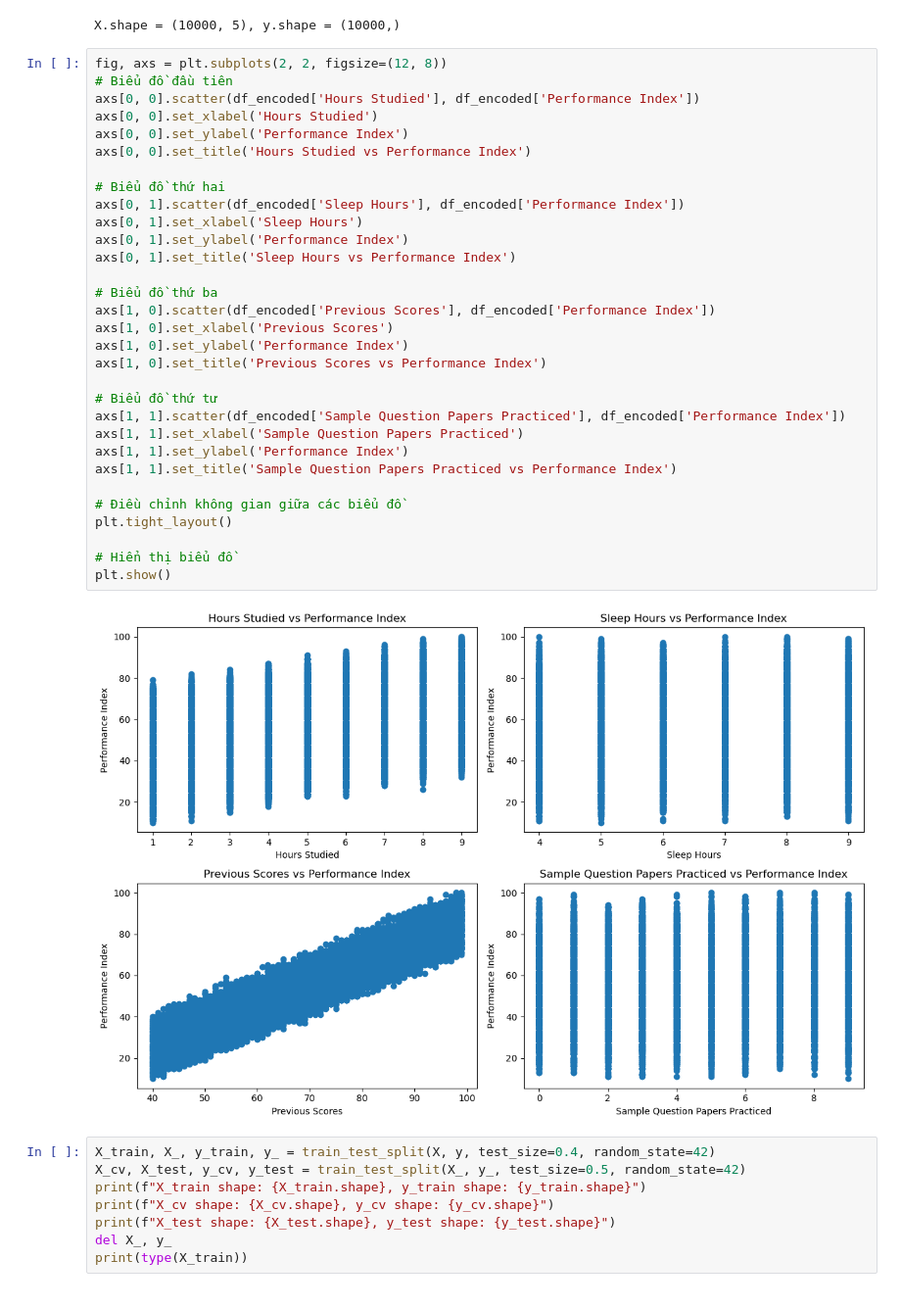
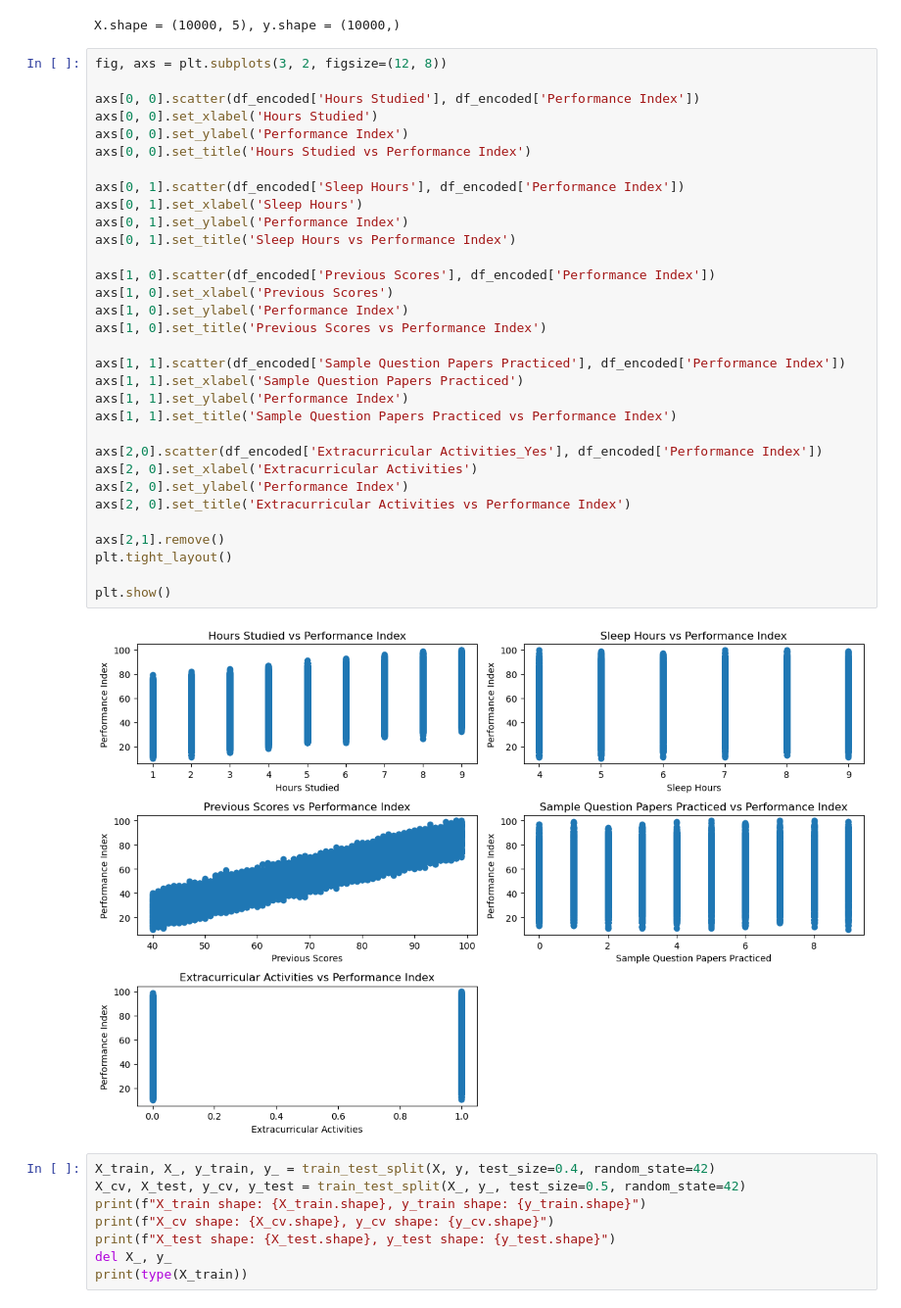
Before and after one commit to tuantrinhnong/Machine-Learning-Project, a Jupyter notebook: Student_Performance.ipynb, the cells around one changed output. Shown at 98% size. Drawn from its saved outputs; the diff is of its cells as text.

```diff
--- a/Student_Performance.ipynb
+++ b/Student_Performance.ipynb
@@ -33,38 +33,39 @@ print(f"X.shape = {X.shape}, y.shape = {y.shape}")
 # %% [output]
 X.shape = (10000, 5), y.shape = (10000,)
 # %%
-fig, axs = plt.subplots(2, 2, figsize=(12, 8))
-# Biểu đồ đầu tiên
+fig, axs = plt.subplots(3, 2, figsize=(12, 8))
+
 axs[0, 0].scatter(df_encoded['Hours Studied'], df_encoded['Performance Index'])
 axs[0, 0].set_xlabel('Hours Studied')
 axs[0, 0].set_ylabel('Performance Index')
 axs[0, 0].set_title('Hours Studied vs Performance Index')
 
-# Biểu đồ thứ hai
 axs[0, 1].scatter(df_encoded['Sleep Hours'], df_encoded['Performance Index'])
 axs[0, 1].set_xlabel('Sleep Hours')
 axs[0, 1].set_ylabel('Performance Index')
 axs[0, 1].set_title('Sleep Hours vs Performance Index')
 
-# Biểu đồ thứ ba
 axs[1, 0].scatter(df_encoded['Previous Scores'], df_encoded['Performance Index'])
 axs[1, 0].set_xlabel('Previous Scores')
 axs[1, 0].set_ylabel('Performance Index')
 axs[1, 0].set_title('Previous Scores vs Performance Index')
 
-# Biểu đồ thứ tư
 axs[1, 1].scatter(df_encoded['Sample Question Papers Practiced'], df_encoded['Performance Index'])
 axs[1, 1].set_xlabel('Sample Question Papers Practiced')
 axs[1, 1].set_ylabel('Performance Index')
 axs[1, 1].set_title('Sample Question Papers Practiced vs Performance Index')
 
-# Điều chỉnh không gian giữa các biểu đồ
+axs[2,0].scatter(df_encoded['Extracurricular Activities_Yes'], df_encoded['Performance Index'])
+axs[2, 0].set_xlabel('Extracurricular Activities')
+axs[2, 0].set_ylabel('Performance Index')
+axs[2, 0].set_title('Extracurricular Activities vs Performance Index')
+
+axs[2,1].remove()
 plt.tight_layout()
 
-# Hiển thị biểu đồ
 plt.show()
 # %% [output]
-[figure, old version]
+[figure, new version]
 # %%
 X_train, X_, y_train, y_ = train_test_split(X, y, test_size=0.4, random_state=42)
 X_cv, X_test, y_cv, y_test = train_test_split(X_, y_, test_size=0.5, random_state=42)
```
